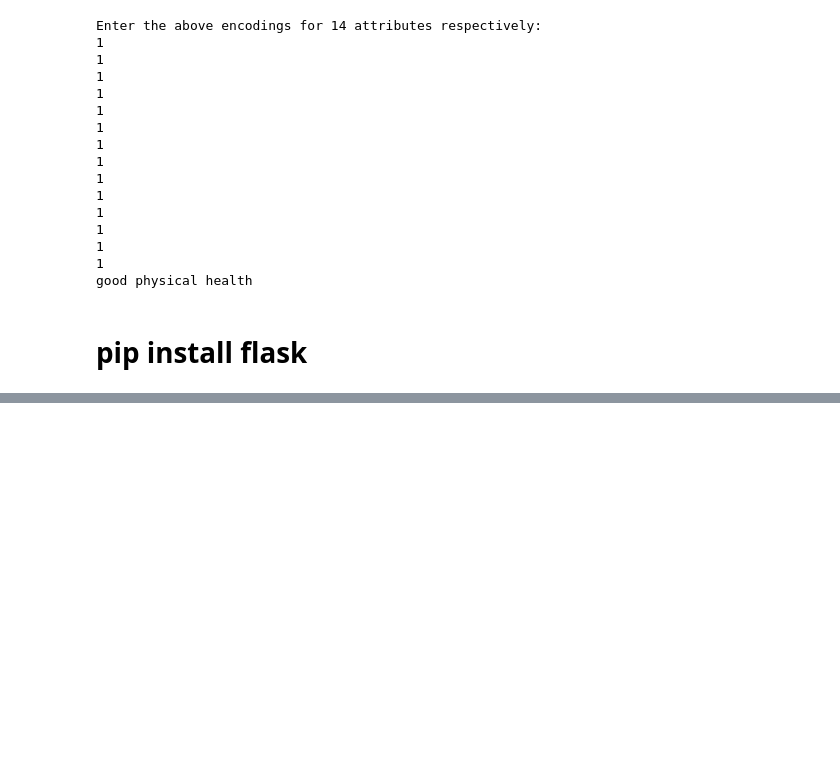
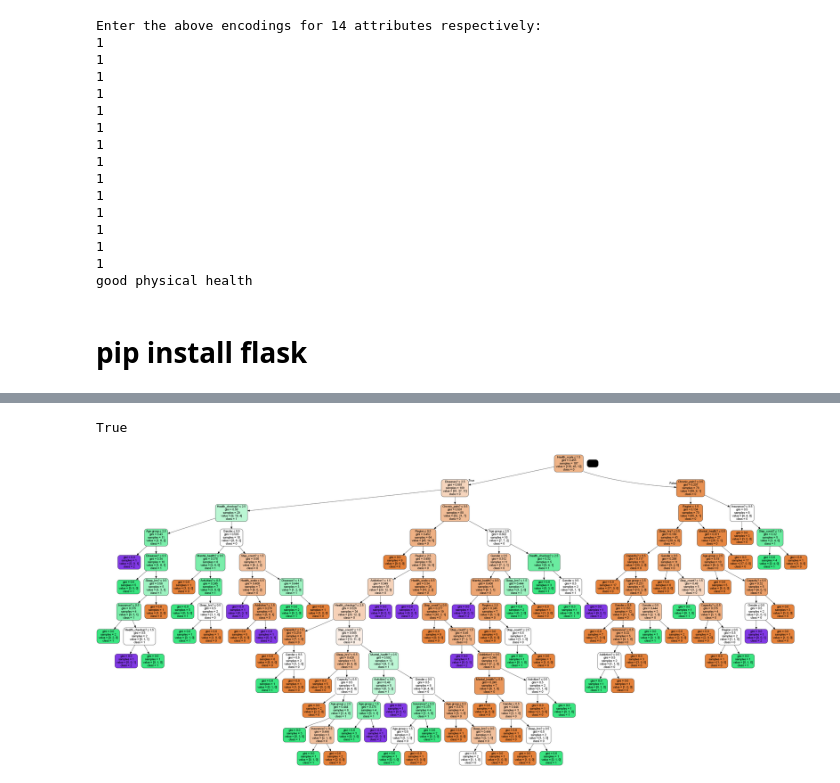
Before and after one commit to Grooot266/Health_Analysis_Using_PowerBI_And_Python, a Jupyter notebook: Health analysis ML project.ipynb, the cells around one changed output, grey strips where cells are left out. Cells and saved outputs as stored; diff of their text form; code cells hidden in the pictures; blank space fills up the shorter version.

```diff
--- a/Health analysis ML project.ipynb
+++ b/Health analysis ML project.ipynb
@@ -644,0 +715,13 @@ pickle.dump(model,open('model.pkl','wb'))
+# %%
+dot_data = StringIO()
+export_graphviz(vis1, out_file=dot_data,
+               filled=True, rounded=True,
+               special_characters=True, feature_names=feature_col,class_names=['0','1','2','3'])
+graph = pydotplus.graph_from_dot_data(dot_data.getvalue())
+graph.write_png('C4.5_physical_health.png')
+# %% [output]
+True
+# %%
+Image(graph.create_png())
+# %% [output]
+[figure, added]
```
Also changed, not shown: parts of 31 cells of this notebook, 19 other files.
